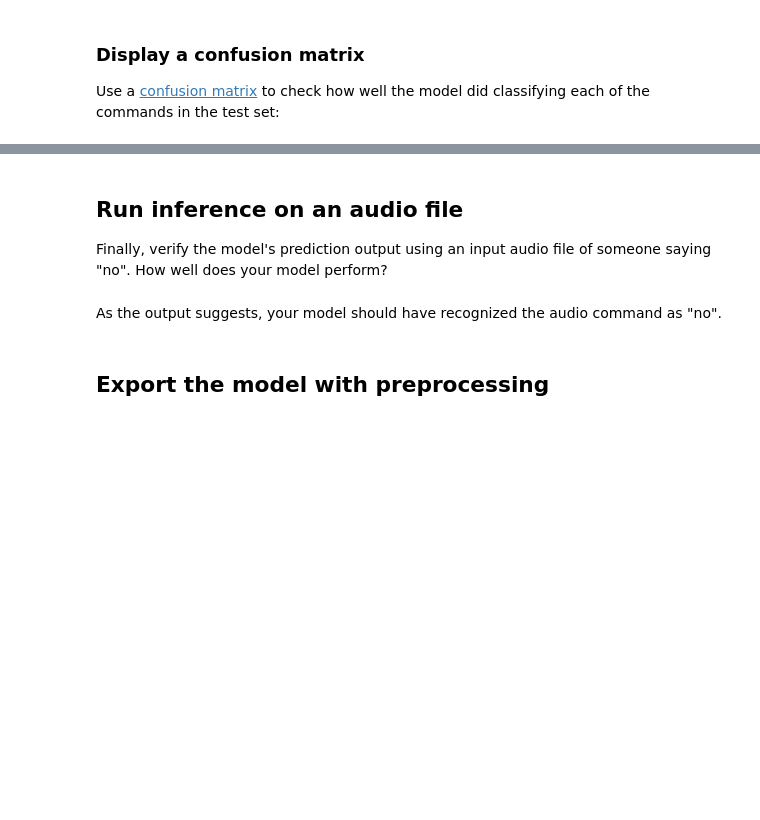
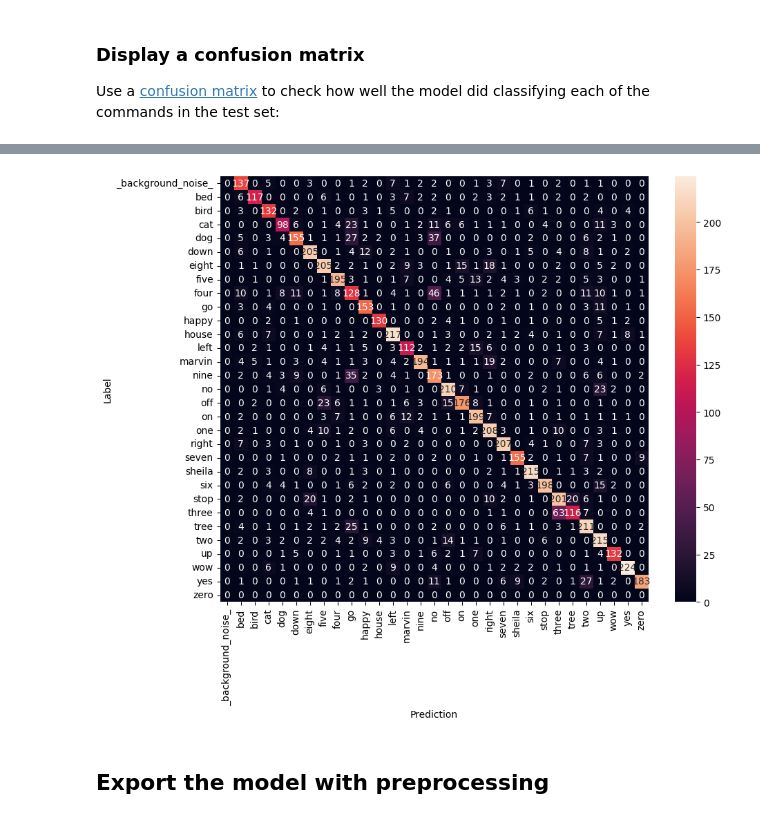
Before and after one commit to Wladeko/Speech_Commands_with_RNNs, a Jupyter notebook: modified_simple_audio.ipynb, the cells around one changed output, grey strips where cells are left out. Drawn from its saved outputs; the diff is of its cells as text; code cells hidden in the pictures; blank space fills up the shorter version.

```diff
--- a/modified_simple_audio.ipynb
+++ b/modified_simple_audio.ipynb
@@ -320,7 +384,7 @@ For the `Normalization` layer, its `adapt` method would first need to be called
 # %%
 input_shape = example_spectrograms.shape[1:]
 print('Input shape:', input_shape)
-num_labels = len(label_names)
+num_labels = len(train_label_names)
 
 # Instantiate the `tf.keras.layers.Normalization` layer.
 norm_layer = layers.Normalization()
@@ -356,7 +438,7 @@ model.compile(
 # %% [markdown]
 Train the model over 10 epochs for demonstration purposes:
 # %%
-EPOCHS = 10
+EPOCHS = 2
 history = model.fit(
     train_spectrogram_ds,
     validation_data=val_spectrogram_ds,
@@ -400,14 +495,12 @@ y_true = tf.concat(list(test_spectrogram_ds.map(lambda s,lab: lab)), axis=0)
 # %%
 confusion_mtx = tf.math.confusion_matrix(y_true, y_pred)
 plt.figure(figsize=(10, 8))
 sns.heatmap(confusion_mtx,
-            xticklabels=label_names,
-            yticklabels=label_names,
+            xticklabels=train_label_names,
+            yticklabels=train_label_names,
             annot=True, fmt='g')
 plt.xlabel('Prediction')
 plt.ylabel('Label')
 plt.show()
+# %% [output]
+[figure, added]
-# %% [markdown]
-## Run inference on an audio file
-
-Finally, verify the model's prediction output using an input audio file of someone saying "no". How well does your model perform?
@@ -430,5 +507,3 @@ display.display(display.Audio(waveform, rate=16000))
-# %% [markdown]
-As the output suggests, your model should have recognized the audio command as "no".
 # %% [markdown]
 ## Export the model with preprocessing
 # %% [markdown]
```
Also changed, not shown: parts of 31 cells of this notebook.
